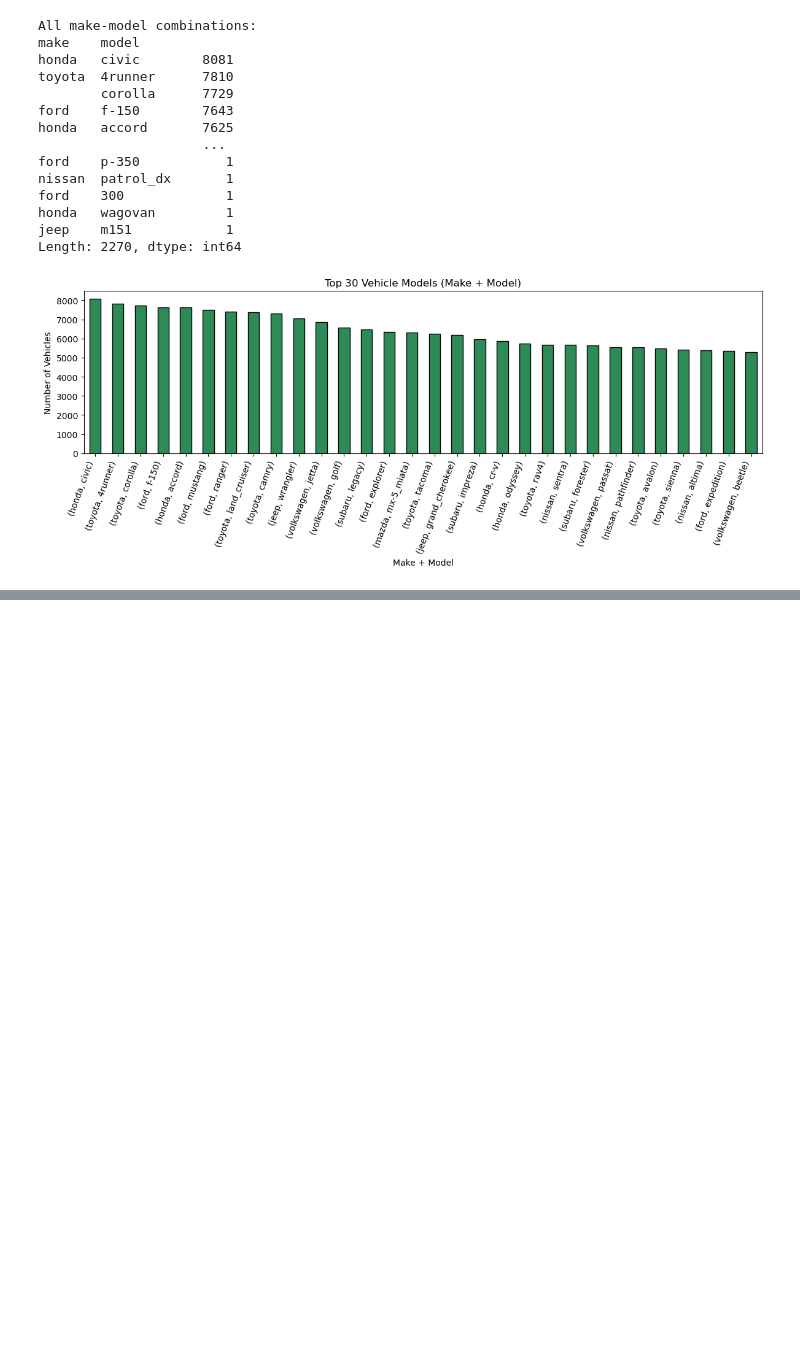
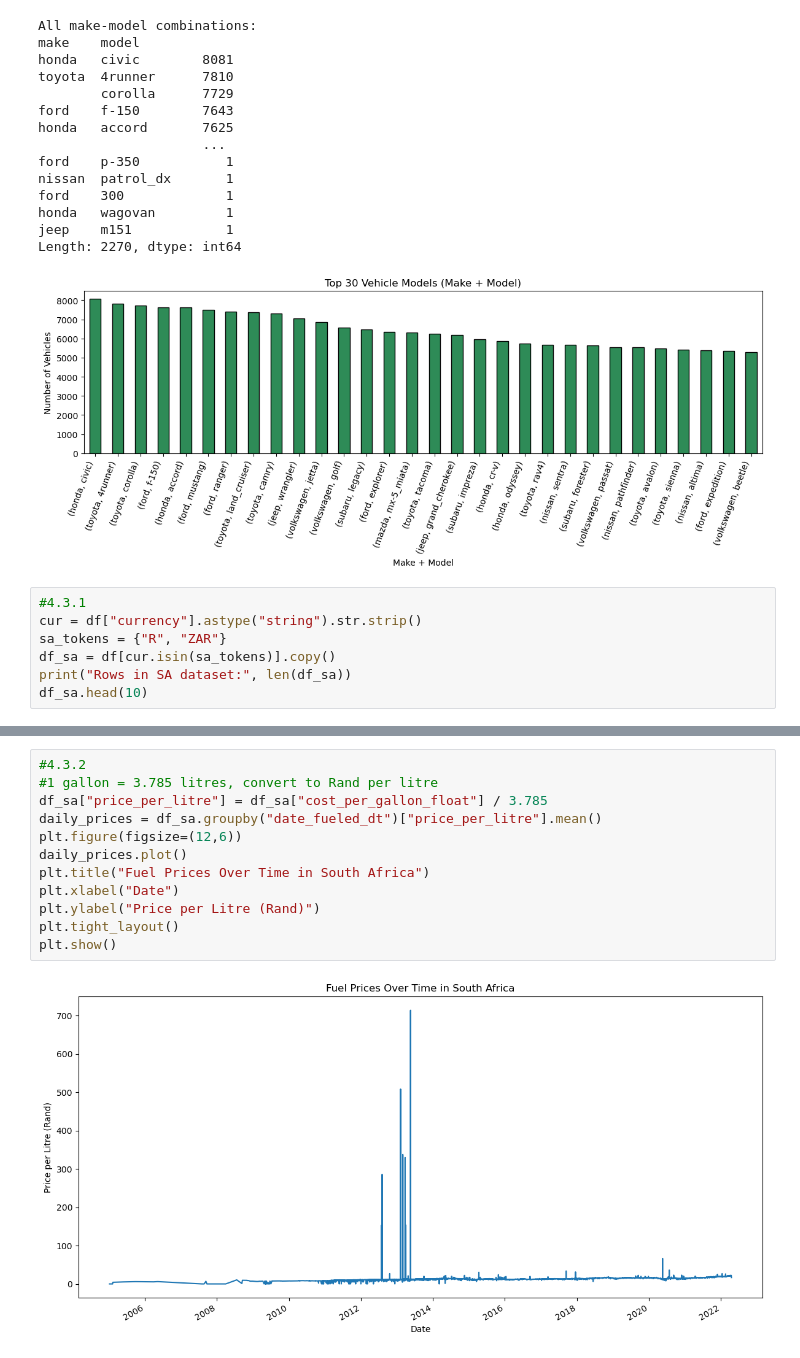
Before and after one commit to WitsPram/IDVE-assignment, a Jupyter notebook: cleaning.ipynb, the cells around one changed output, grey strips where cells are left out. Saved outputs shown, nothing was run; the diff lists cells and outputs as text; blank space fills up the shorter version.

```diff
--- a/cleaning.ipynb
+++ b/cleaning.ipynb
@@ -853,3 +853,10 @@ honda   wagovan         1
 jeep    m151            1
 Length: 2270, dtype: int64
 [figure]
+# %%
+#4.3.1
+cur = df["currency"].astype("string").str.strip()
+sa_tokens = {"R", "ZAR"}
+df_sa = df[cur.isin(sa_tokens)].copy()
+print("Rows in SA dataset:", len(df_sa))
+df_sa.head(10)
@@ -855,0 +877,14 @@ Length: 2270, dtype: int64
+# %%
+#4.3.2
+#1 gallon = 3.785 litres, convert to Rand per litre
+df_sa["price_per_litre"] = df_sa["cost_per_gallon_float"] / 3.785
+daily_prices = df_sa.groupby("date_fueled_dt")["price_per_litre"].mean()
+plt.figure(figsize=(12,6))
+daily_prices.plot()
+plt.title("Fuel Prices Over Time in South Africa")
+plt.xlabel("Date")
+plt.ylabel("Price per Litre (Rand)")
+plt.tight_layout()
+plt.show()
+# %% [output]
+[figure, added]
```
Also changed, not shown: parts of 6 cells of this notebook.
